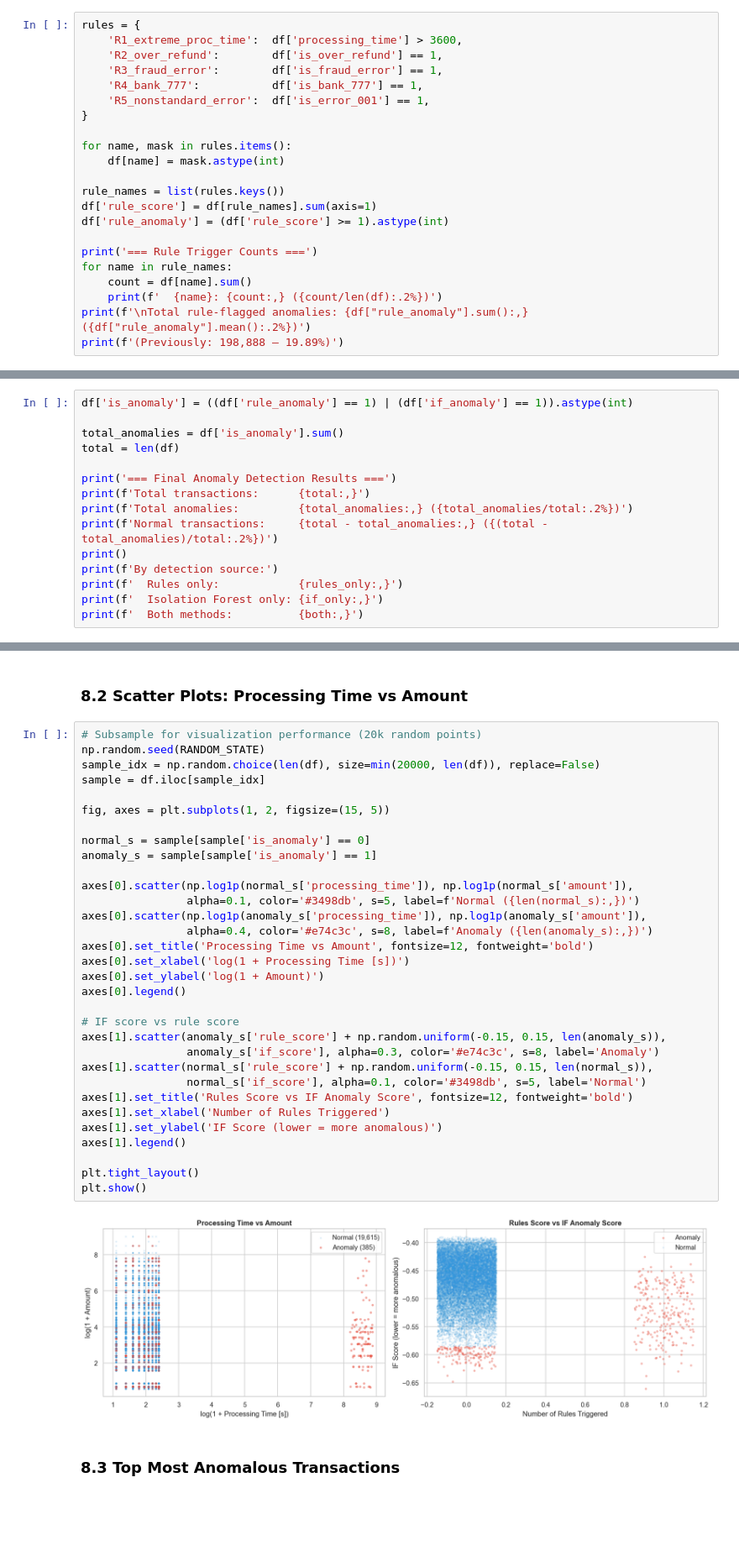
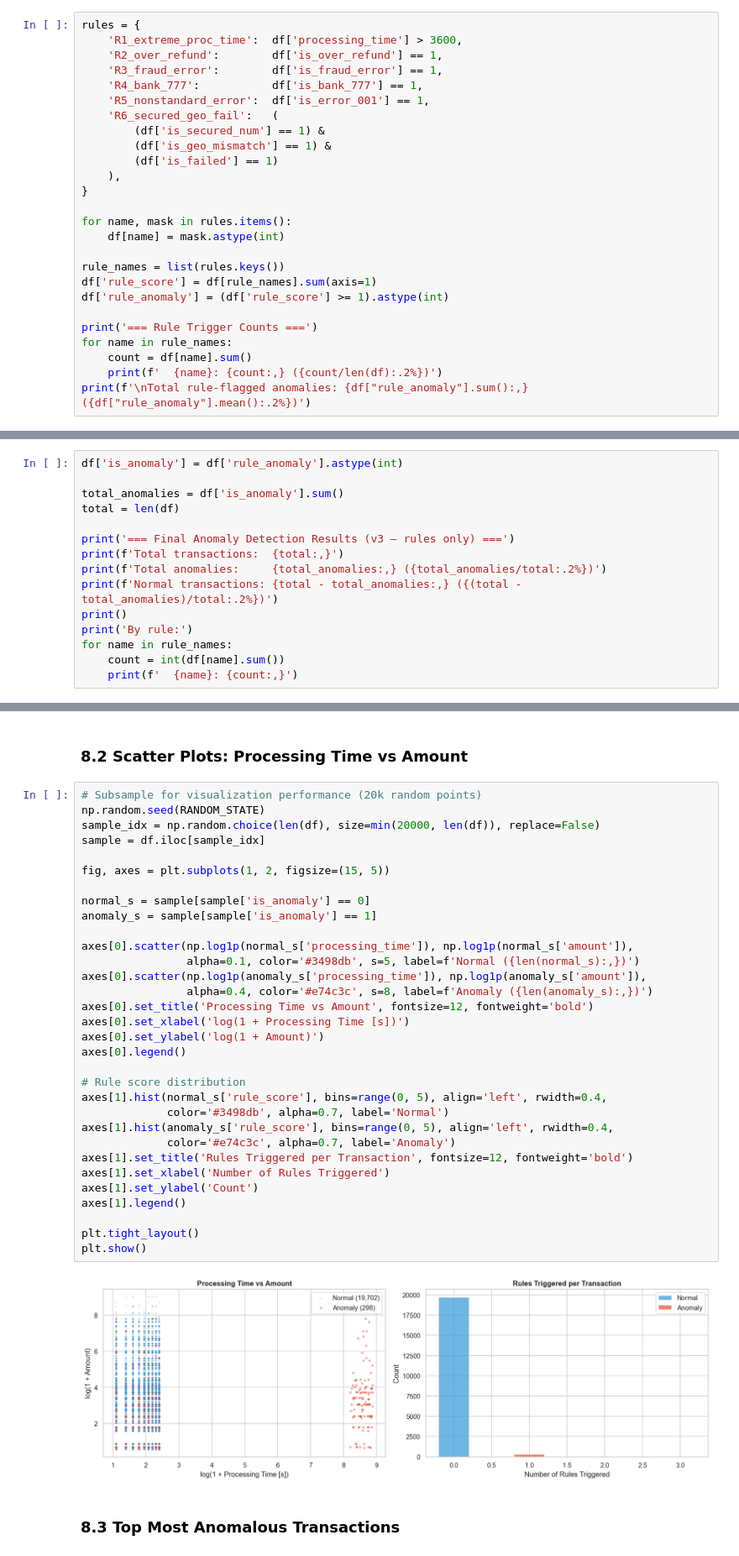
Before and after one commit to DenkoProg/labs, a Jupyter notebook: projects/int20h-2026-hackathon/kaggle.ipynb, the cells around one changed output, grey strips where cells are left out. Shown at 84% size. Drawn from its saved outputs; the diff is of its cells as text; blank space fills up the shorter version.

```diff
--- a/projects/int20h-2026-hackathon/kaggle.ipynb
+++ b/projects/int20h-2026-hackathon/kaggle.ipynb
@@ -601,6 +599,11 @@ rules = {
     'R3_fraud_error':        df['is_fraud_error'] == 1,
     'R4_bank_777':           df['is_bank_777'] == 1,
     'R5_nonstandard_error':  df['is_error_001'] == 1,
+    'R6_secured_geo_fail':   (
+        (df['is_secured_num'] == 1) &
+        (df['is_geo_mismatch'] == 1) &
+        (df['is_failed'] == 1)
+    ),
 }
 
 for name, mask in rules.items():
@@ -615,7 +618,6 @@ for name in rule_names:
     count = df[name].sum()
     print(f'  {name}: {count:,} ({count/len(df):.2%})')
 print(f'\nTotal rule-flagged anomalies: {df["rule_anomaly"].sum():,} ({df["rule_anomaly"].mean():.2%})')
-print(f'(Previously: 198,888 — 19.89%)')
 # %% [output]
 === Rule Trigger Counts ===
   R1_extreme_proc_time: 5,433 (0.54%)
@@ -758,18 +714,18 @@ Both:       904
 
 This maximizes recall (we catch more real anomalies) without sacrificing too much precision, since IF operates on well-engineered features that already encode domain knowledge.
 # %%
-df['is_anomaly'] = ((df['rule_anomaly'] == 1) | (df['if_anomaly'] == 1)).astype(int)
+df['is_anomaly'] = df['rule_anomaly'].astype(int)
 
 total_anomalies = df['is_anomaly'].sum()
 total = len(df)
 
-print('=== Final Anomaly Detection Results ===')
-print(f'Total transactions:      {total:,}')
-print(f'Total anomalies:         {total_anomalies:,} ({total_anomalies/total:.2%})')
-print(f'Normal transactions:     {total - total_anomalies:,} ({(total - total_anomalies)/total:.2%})')
+print('=== Final Anomaly Detection Results (v3 — rules only) ===')
+print(f'Total transactions:  {total:,}')
+print(f'Total anomalies:     {total_anomalies:,} ({total_anomalies/total:.2%})')
+print(f'Normal transactions: {total - total_anomalies:,} ({(total - total_anomalies)/total:.2%})')
 print()
-print(f'By detection source:')
-print(f'  Rules only:            {rules_only:,}')
-print(f'  Isolation Forest only: {if_only:,}')
-print(f'  Both methods:          {both:,}')
+print('By rule:')
+for name in rule_names:
+    count = int(df[name].sum())
+    print(f'  {name}: {count:,}')
 # %% [output]
@@ -838,37 +797,37 @@ plt.show()
 # %%
 # Subsample for visualization performance (20k random points)
 np.random.seed(RANDOM_STATE)
 sample_idx = np.random.choice(len(df), size=min(20000, len(df)), replace=False)
 sample = df.iloc[sample_idx]
 
 fig, axes = plt.subplots(1, 2, figsize=(15, 5))
 
 normal_s = sample[sample['is_anomaly'] == 0]
 anomaly_s = sample[sample['is_anomaly'] == 1]
 
 axes[0].scatter(np.log1p(normal_s['processing_time']), np.log1p(normal_s['amount']),
                 alpha=0.1, color='#3498db', s=5, label=f'Normal ({len(normal_s):,})')
 axes[0].scatter(np.log1p(anomaly_s['processing_time']), np.log1p(anomaly_s['amount']),
                 alpha=0.4, color='#e74c3c', s=8, label=f'Anomaly ({len(anomaly_s):,})')
 axes[0].set_title('Processing Time vs Amount', fontsize=12, fontweight='bold')
 axes[0].set_xlabel('log(1 + Processing Time [s])')
 axes[0].set_ylabel('log(1 + Amount)')
 axes[0].legend()
 
-# IF score vs rule score
-axes[1].scatter(anomaly_s['rule_score'] + np.random.uniform(-0.15, 0.15, len(anomaly_s)),
-                anomaly_s['if_score'], alpha=0.3, color='#e74c3c', s=8, label='Anomaly')
-axes[1].scatter(normal_s['rule_score'] + np.random.uniform(-0.15, 0.15, len(normal_s)),
-                normal_s['if_score'], alpha=0.1, color='#3498db', s=5, label='Normal')
-axes[1].set_title('Rules Score vs IF Anomaly Score', fontsize=12, fontweight='bold')
+# Rule score distribution
+axes[1].hist(normal_s['rule_score'], bins=range(0, 5), align='left', rwidth=0.4,
+             color='#3498db', alpha=0.7, label='Normal')
+axes[1].hist(anomaly_s['rule_score'], bins=range(0, 5), align='left', rwidth=0.4,
+             color='#e74c3c', alpha=0.7, label='Anomaly')
+axes[1].set_title('Rules Triggered per Transaction', fontsize=12, fontweight='bold')
 axes[1].set_xlabel('Number of Rules Triggered')
-axes[1].set_ylabel('IF Score (lower = more anomalous)')
+axes[1].set_ylabel('Count')
 axes[1].legend()
 
 plt.tight_layout()
 plt.show()
 # %% [output]
-[figure, old version]
+[figure, new version]
 # %% [markdown]
 ### 8.3 Top Most Anomalous Transactions
 # %%
```
Also changed, not shown: parts of 15 cells of this notebook, 1 other file.
